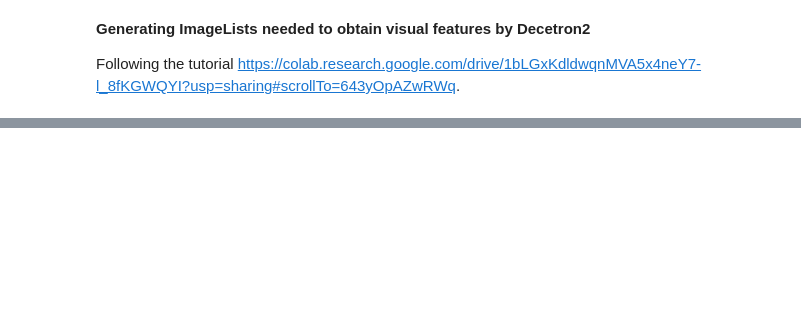
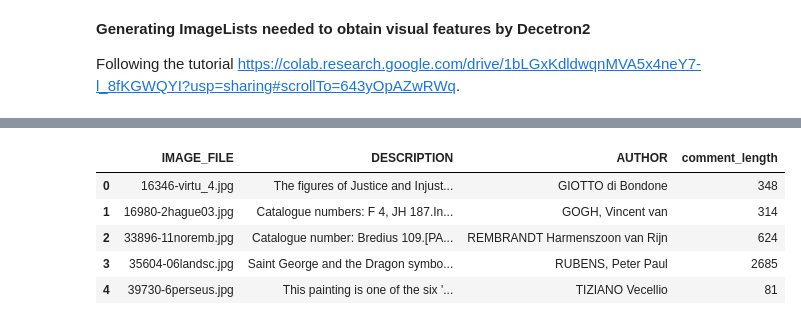
Before and after one commit to reascr/Multimodal_Painter_Attribution, a Jupyter notebook: Get_ImageLists.ipynb, the cells around one changed output, grey strips where cells are left out. Saved outputs shown, nothing was run; the diff lists cells and outputs as text; code cells hidden in the pictures; blank space fills up the shorter version.

```diff
--- a/Get_ImageLists.ipynb
+++ b/Get_ImageLists.ipynb
@@ -793,0 +104,9 @@ plt.show()
+# %%
+train_df.head()
+# %% [output]
+|  | IMAGE_FILE | DESCRIPTION | AUTHOR | comment_length |
+| 0 | 16346-virtu_4.jpg | The figures of Justice and Injust... | GIOTTO di Bondone | 348 |
+| 1 | 16980-2hague03.jpg | Catalogue numbers: F 4, JH 187.In... | GOGH, Vincent van | 314 |
+| 2 | 33896-11noremb.jpg | Catalogue number: Bredius 109.[PA... | REMBRANDT Harmenszoon van Rijn | 624 |
+| 3 | 35604-06landsc.jpg | Saint George and the Dragon symbo... | RUBENS, Peter Paul | 2685 |
+| 4 | 39730-6perseus.jpg | This painting is one of the six '... | TIZIANO Vecellio | 81 |
```
Also changed, not shown: parts of 81 cells of this notebook, 5 other files.
